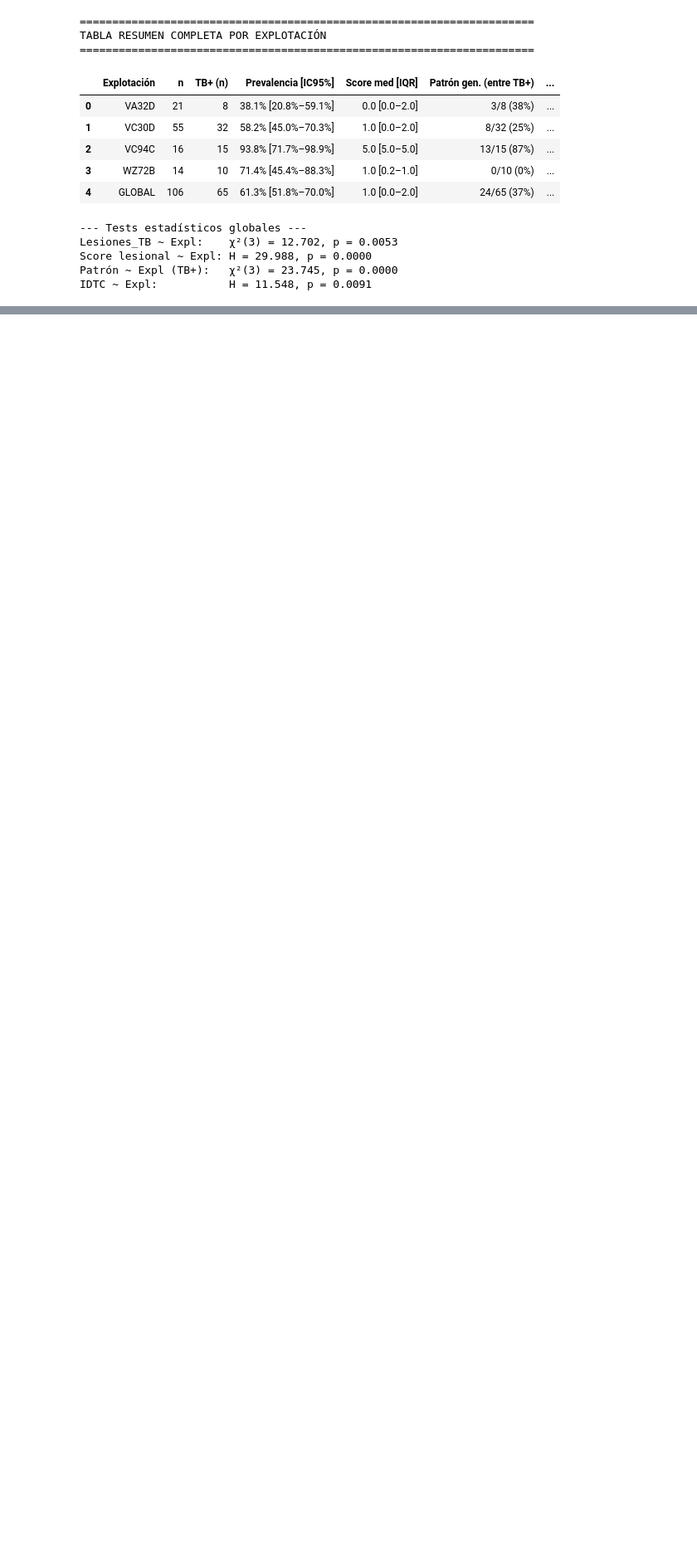
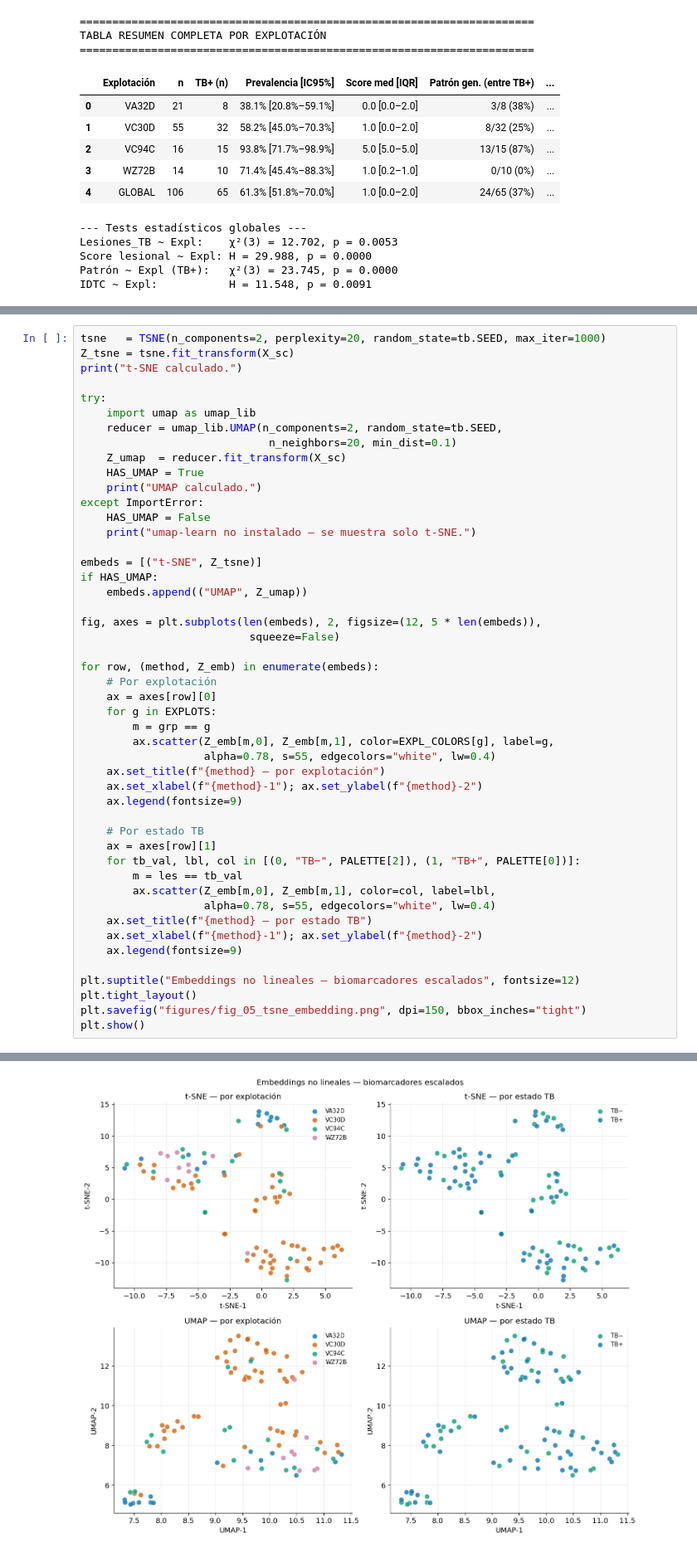
Before and after one commit to obarquero/Tuberculosis_VitD, a Jupyter notebook: analysis_completo/05_Explotacion_LesionesTB_Descriptivo.ipynb, the cells around one changed output, grey strips where cells are left out. Shown at 83% size. Drawn from its saved outputs; the diff is of its cells as text; blank space fills up the shorter version.

```diff
--- a/analysis_completo/05_Explotacion_LesionesTB_Descriptivo.ipynb
+++ b/analysis_completo/05_Explotacion_LesionesTB_Descriptivo.ipynb
@@ -814,0 +1212,49 @@ IDTC ~ Expl:           H = 11.548, p = 0.0091
+# %%
+tsne   = TSNE(n_components=2, perplexity=20, random_state=tb.SEED, max_iter=1000)
+Z_tsne = tsne.fit_transform(X_sc)
+print("t-SNE calculado.")
+
+try:
+    import umap as umap_lib
+    reducer = umap_lib.UMAP(n_components=2, random_state=tb.SEED,
+                             n_neighbors=20, min_dist=0.1)
+    Z_umap  = reducer.fit_transform(X_sc)
+    HAS_UMAP = True
+    print("UMAP calculado.")
+except ImportError:
+    HAS_UMAP = False
+    print("umap-learn no instalado — se muestra solo t-SNE.")
+
+embeds = [("t-SNE", Z_tsne)]
+if HAS_UMAP:
+    embeds.append(("UMAP", Z_umap))
+
+fig, axes = plt.subplots(len(embeds), 2, figsize=(12, 5 * len(embeds)),
+                          squeeze=False)
+
+for row, (method, Z_emb) in enumerate(embeds):
+    # Por explotación
+    ax = axes[row][0]
+    for g in EXPLOTS:
+        m = grp == g
+        ax.scatter(Z_emb[m,0], Z_emb[m,1], color=EXPL_COLORS[g], label=g,
+                   alpha=0.78, s=55, edgecolors="white", lw=0.4)
+    ax.set_title(f"{method} — por explotación")
+    ax.set_xlabel(f"{method}-1"); ax.set_ylabel(f"{method}-2")
+    ax.legend(fontsize=9)
+
+    # Por estado TB
+    ax = axes[row][1]
+    for tb_val, lbl, col in [(0, "TB−", PALETTE[2]), (1, "TB+", PALETTE[0])]:
+        m = les == tb_val
+        ax.scatter(Z_emb[m,0], Z_emb[m,1], color=col, label=lbl,
+                   alpha=0.78, s=55, edgecolors="white", lw=0.4)
+    ax.set_title(f"{method} — por estado TB")
+    ax.set_xlabel(f"{method}-1"); ax.set_ylabel(f"{method}-2")
+    ax.legend(fontsize=9)
+
+plt.suptitle("Embeddings no lineales — biomarcadores escalados", fontsize=12)
+plt.tight_layout()
+plt.savefig("figures/fig_05_tsne_embedding.png", dpi=150, bbox_inches="tight")
+plt.show()
+# %% [output]
@@ -814,0 +1263 @@ IDTC ~ Expl:           H = 11.548, p = 0.0091
+[figure, added]
```
Also changed, not shown: parts of 14 cells of this notebook, 10 other files.
